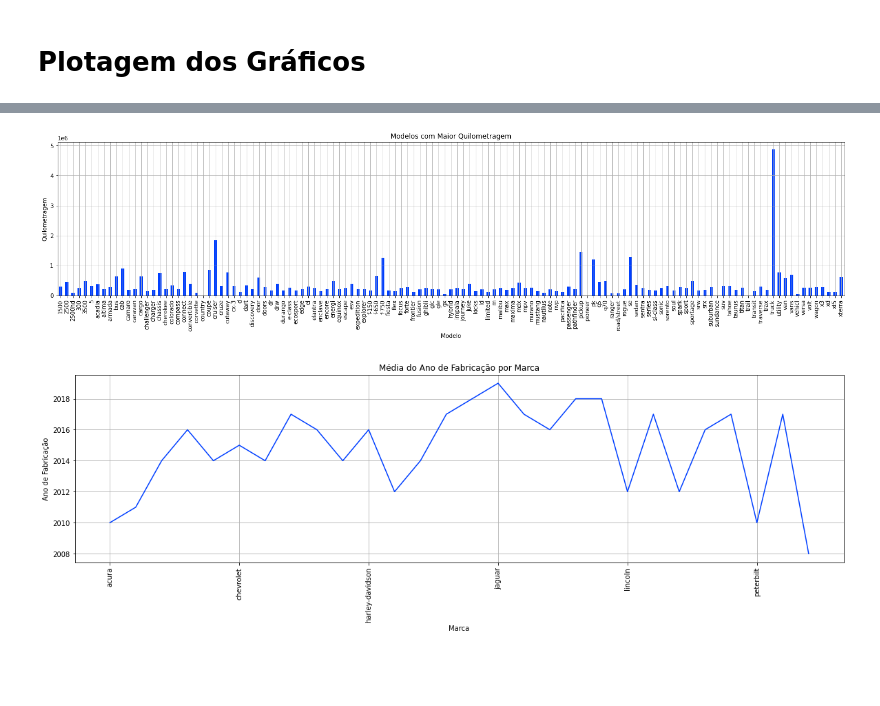
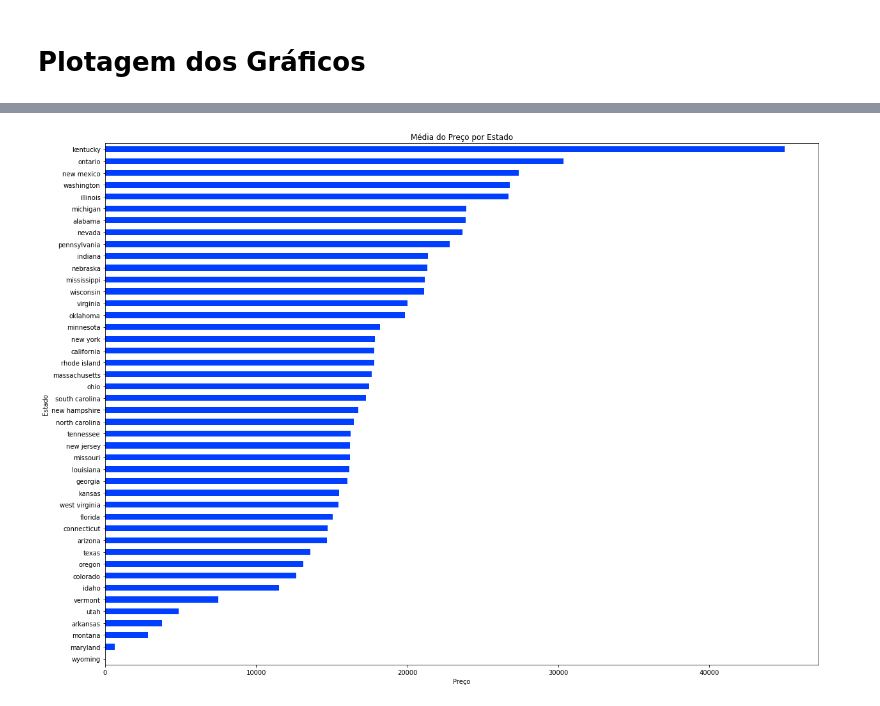
Before and after one commit to AlanGPS/Portfolio, a Jupyter notebook: Project_Cars_USA/AmericanCarsProject.ipynb, the cells around one changed output, grey strips where cells are left out. Saved outputs shown, nothing was run; the diff lists cells and outputs as text; code cells hidden in the pictures; blank space fills up the shorter version.

```diff
--- a/Project_Cars_USA/AmericanCarsProject.ipynb
+++ b/Project_Cars_USA/AmericanCarsProject.ipynb
@@ -6,7 +6,7 @@ import pandas as pd
 import matplotlib.pyplot as plot
 # %%
 # Definindo o Estilo a ser Utilizado pelo matplotlib
-plt.style.use('seaborn-bright')
+plot.style.use('seaborn-bright')
 # %%
 # Upload do Arquivo Externo
 from google.colab import files
@@ -222,17 +317,9 @@ plot.grid();
-# %%
-df.groupby(df['Modelo'])['Quilometragem'].mean().plot.bar(figsize = [25,5])
-plot.title('Modelos com Maior Quilometragem')
-plot.xlabel('Modelo')
-plot.ylabel('Quilometragem')
-plot.grid();
-# %% [output]
-[figure, removed]
 # %%
-df.groupby(df['Marca'])['Ano'].mean().astype('int64').plot(figsize = [20,5])
-plot.title('Média do Ano de Fabricação por Marca')
-plot.xlabel('Marca')
-plot.xticks(rotation = 'vertical')
-plot.ylabel('Ano de Fabricação')
-plot.grid();
+# Gráfico do Preço dos Veículos por Estado
+df.groupby(df['Estado'])['Preço'].mean().sort_values(ascending = True).plot.barh(figsize = [20,15])
+plot.title('Média do Preço por Estado')
+plot.xlabel('Preço')
+plot.xticks(rotation = 'horizontal')
+plot.ylabel('Estado');
 # %% [output]
-[figure, old version]
+[figure, new version]
```
Also changed, not shown: parts of 35 cells of this notebook.
